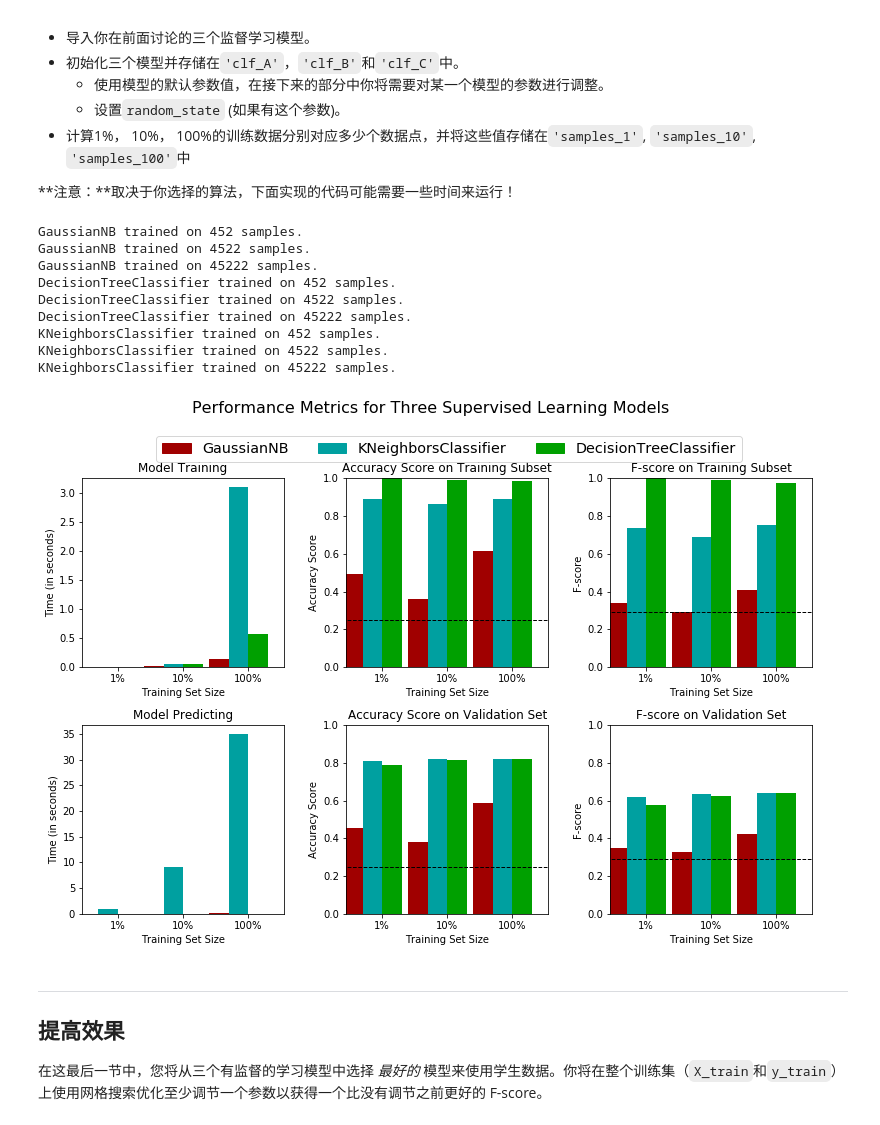
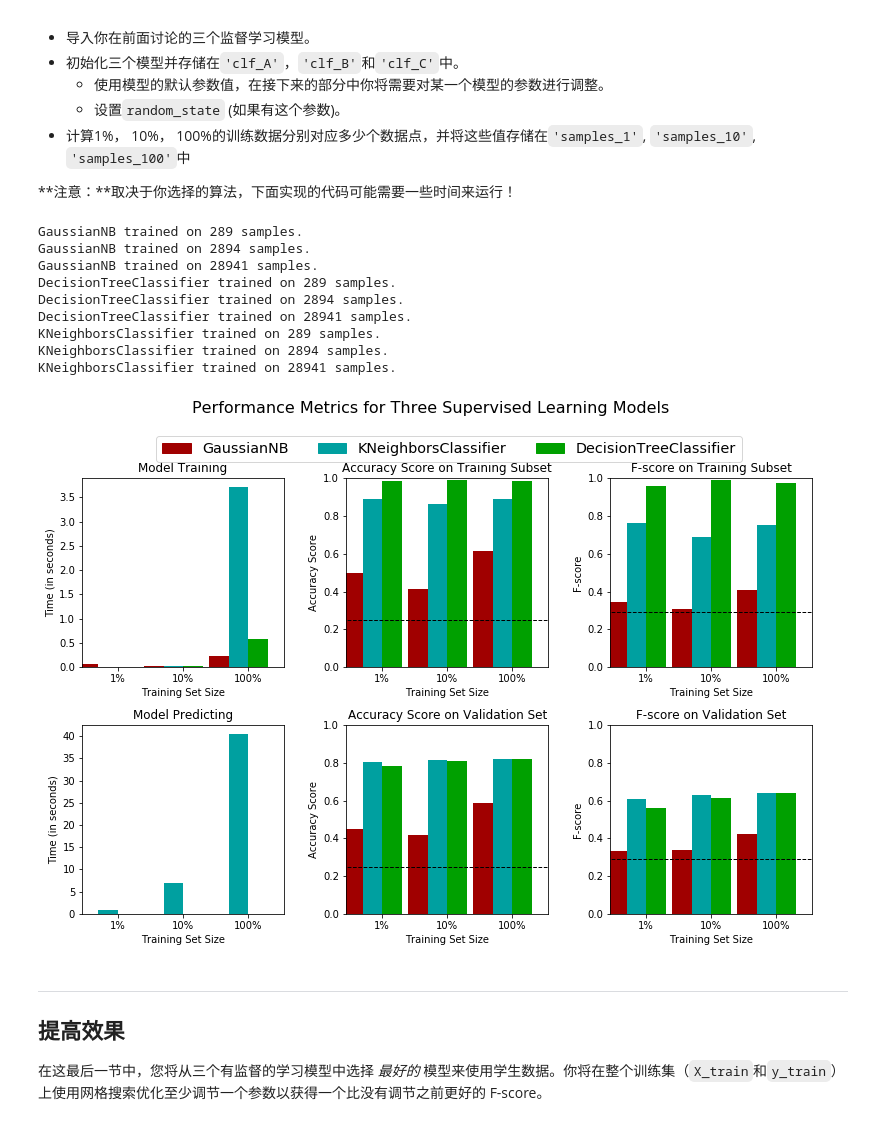
Before and after one commit to luqifeng/finding_donors, a Jupyter notebook: finding_donors.ipynb, the cells around one changed output. Saved outputs shown, nothing was run; the diff lists cells and outputs as text; code cells hidden in the pictures.

```diff
--- a/finding_donors.ipynb
+++ b/finding_donors.ipynb
@@ -394,39 +394,39 @@ def train_predict(learner, sample_size, X_train, y_train, X_val, y_val):
 # %%
 # TODO：从sklearn中导入三个监督学习模型
 from sklearn import tree
 from sklearn.naive_bayes import GaussianNB
 from sklearn import svm,neighbors
 # TODO：初始化三个模型
 clf_A = GaussianNB()
 clf_B = tree.DecisionTreeClassifier(random_state=0)
 #clf_C = svm.SVC()
 clf_C = neighbors.KNeighborsClassifier()
 # TODO：计算1%， 10%， 100%的训练数据分别对应多少点
-samples_1 = int(len(income)*.01)
-samples_10 = int(len(income)*.1)
-samples_100 = len(income)
+samples_1 = int(len(X_train)*.01)
+samples_10 = int(len(X_train)*.1)
+samples_100 = len(X_train)
 
 # 收集学习器的结果
 results = {}
 for clf in [clf_A, clf_B, clf_C]:
     clf_name = clf.__class__.__name__
     results[clf_name] = {}
     for i, samples in enumerate([samples_1, samples_10, samples_100]):
         results[clf_name][i] = train_predict(clf, samples, X_train, y_train, X_val, y_val)
 
 # 对选择的三个模型得到的评价结果进行可视化
 vs.evaluate(results, accuracy, fscore)
 # %% [output]
-GaussianNB trained on 452 samples.
-GaussianNB trained on 4522 samples.
-GaussianNB trained on 45222 samples.
-DecisionTreeClassifier trained on 452 samples.
-DecisionTreeClassifier trained on 4522 samples.
-DecisionTreeClassifier trained on 45222 samples.
-KNeighborsClassifier trained on 452 samples.
-KNeighborsClassifier trained on 4522 samples.
-KNeighborsClassifier trained on 45222 samples.
+GaussianNB trained on 289 samples.
+GaussianNB trained on 2894 samples.
+GaussianNB trained on 28941 samples.
+DecisionTreeClassifier trained on 289 samples.
+DecisionTreeClassifier trained on 2894 samples.
+DecisionTreeClassifier trained on 28941 samples.
+KNeighborsClassifier trained on 289 samples.
+KNeighborsClassifier trained on 2894 samples.
+KNeighborsClassifier trained on 28941 samples.
-[figure, old version]
+[figure, new version]
 # %% [markdown]
 ----
 ## 提高效果
```
